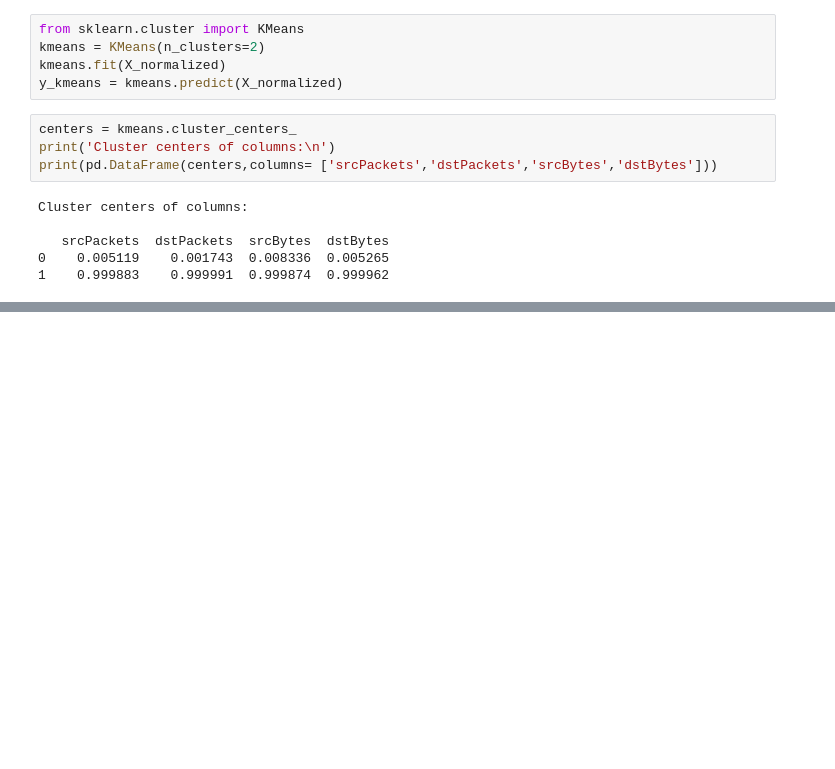
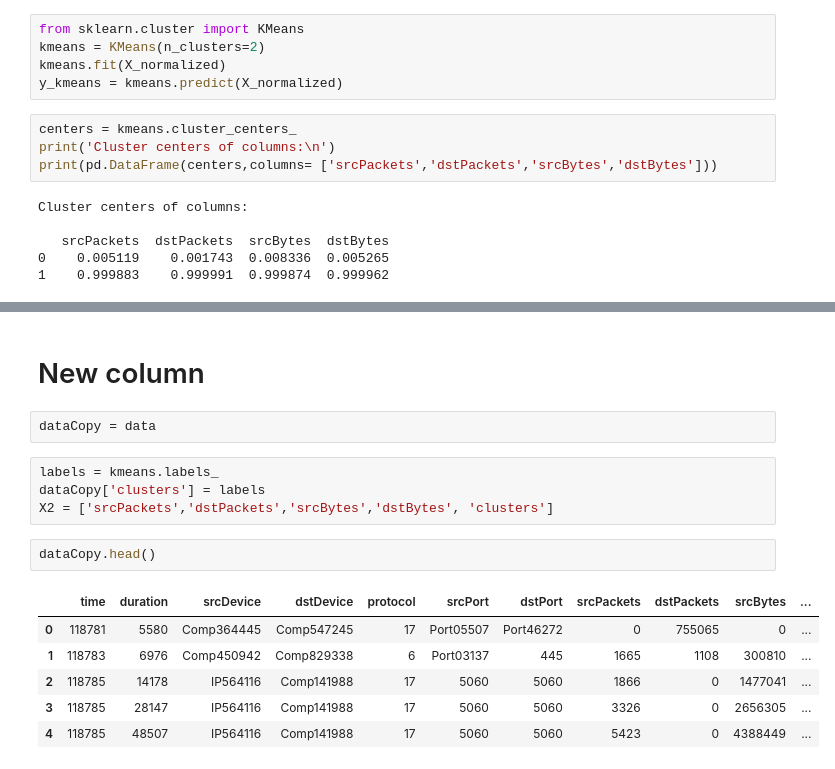
Before and after one commit to moralesl5/Clustering_Logan, a Jupyter notebook: Clustering_CSV.ipynb, the cells around one changed output, grey strips where cells are left out. Drawn from its saved outputs; the diff is of its cells as text; blank space fills up the shorter version.

```diff
--- a/Clustering_CSV.ipynb
+++ b/Clustering_CSV.ipynb
@@ -53,0 +133,17 @@ Cluster centers of columns:
+# %% [markdown]
+# New column
+# %%
+dataCopy = data
+# %%
+labels = kmeans.labels_
+dataCopy['clusters'] = labels
+X2 = ['srcPackets','dstPackets','srcBytes','dstBytes', 'clusters']
+# %%
+dataCopy.head()
+# %% [output]
+|  | time | duration | srcDevice | dstDevice | protocol | srcPort | dstPort | srcPackets | dstPackets | srcBytes | ... |
+| 0 | 118781 | 5580 | Comp364445 | Comp547245 | 17 | Port05507 | Port46272 | 0 | 755065 | 0 | ... |
+| 1 | 118783 | 6976 | Comp450942 | Comp829338 | 6 | Port03137 | 445 | 1665 | 1108 | 300810 | ... |
+| 2 | 118785 | 14178 | IP564116 | Comp141988 | 17 | 5060 | 5060 | 1866 | 0 | 1477041 | ... |
+| 3 | 118785 | 28147 | IP564116 | Comp141988 | 17 | 5060 | 5060 | 3326 | 0 | 2656305 | ... |
+| 4 | 118785 | 48507 | IP564116 | Comp141988 | 17 | 5060 | 5060 | 5423 | 0 | 4388449 | ... |
```
Also changed, not shown: parts of 13 cells of this notebook.
